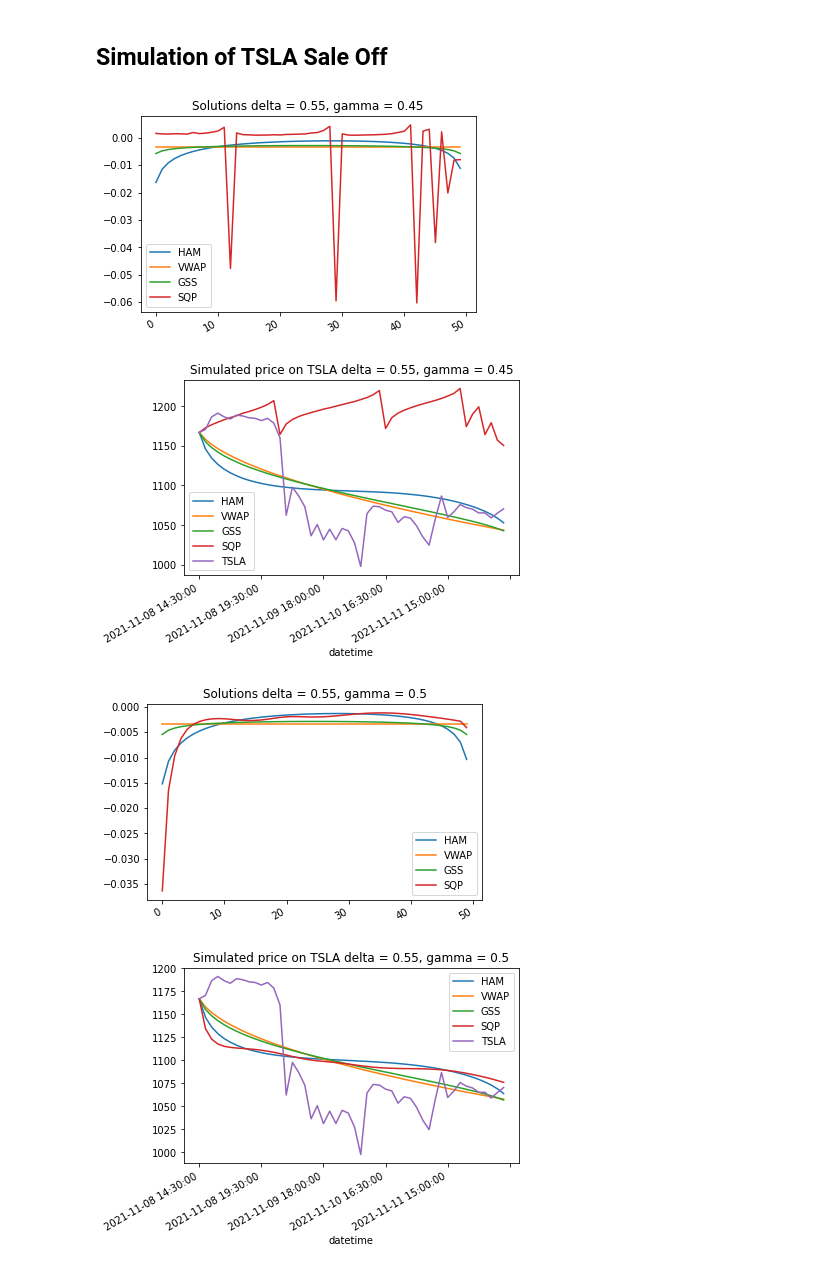
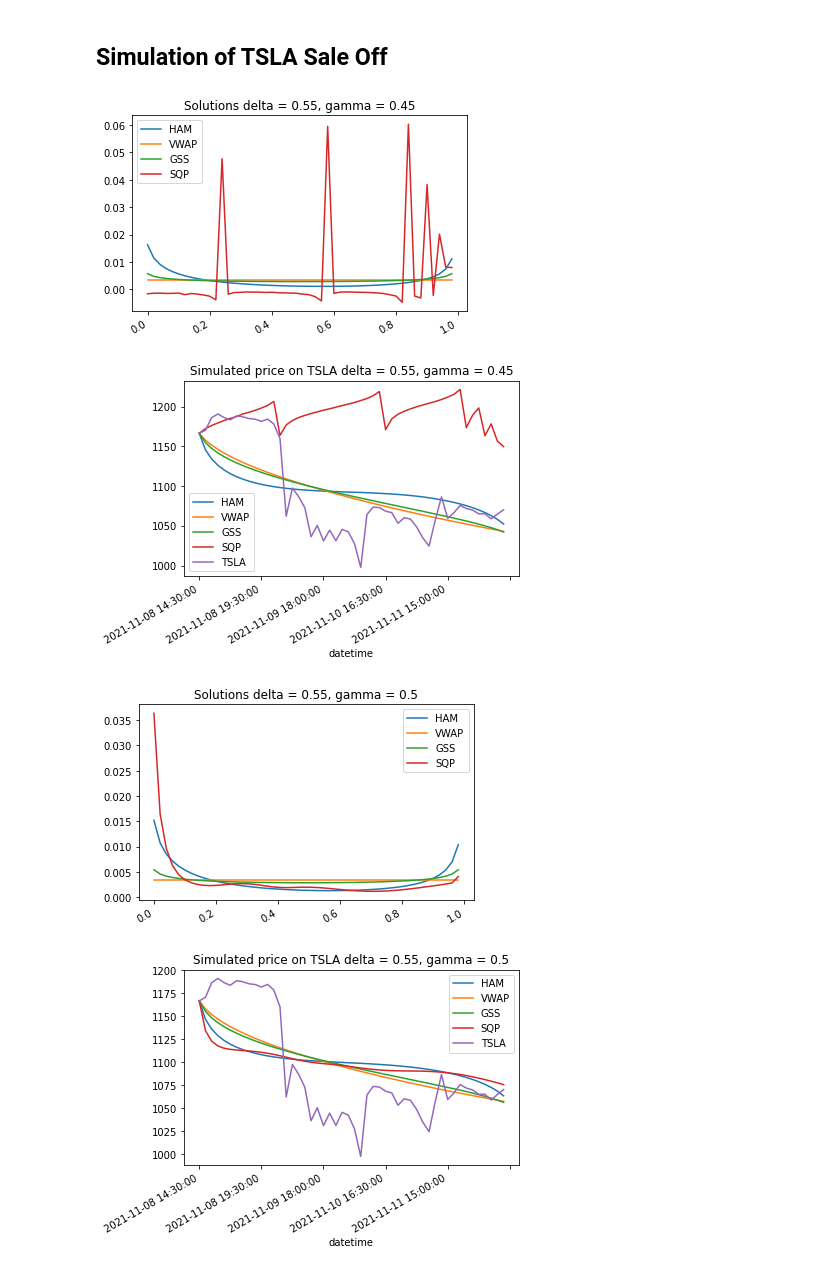
Before and after one commit to WeixiSilhouetteZed/ham-optimal-execution, a Jupyter notebook: elon_tsla_dump.ipynb, the cells around one changed output. Drawn from its saved outputs; the diff is of its cells as text; code cells hidden in the pictures.

```diff
--- a/elon_tsla_dump.ipynb
+++ b/elon_tsla_dump.ipynb
@@ -55,10 +55,10 @@ for (delta_val, gamma_val) in ham_dict:
     sqp_solution = (-sqp_solution / sqp_solution.sum()) * X
     vwap_solution = np.repeat(-X / N, N)
     ## Compare solution shapes
-    pd.Series(ham_solution).plot(label = "HAM")
-    pd.Series(vwap_solution).plot(label = "VWAP")
-    pd.Series(gss_solution).plot(label = "GSS")
-    pd.Series(sqp_solution).plot(label = "SQP")
+    pd.Series(-ham_solution, np.arange(0, 1, 0.02)).plot(label = "HAM")
+    pd.Series(-vwap_solution, np.arange(0, 1, 0.02)).plot(label = "VWAP")
+    pd.Series(-gss_solution, np.arange(0, 1, 0.02)).plot(label = "GSS")
+    pd.Series(-sqp_solution, np.arange(0, 1, 0.02)).plot(label = "SQP")
     plt.gcf().autofmt_xdate()
     plt.legend()
     plt.title(f"Solutions delta = {round(delta_val,2)}, gamma = {round(gamma_val,2)}")
@@ -67,34 +67,34 @@ for (delta_val, gamma_val) in ham_dict:
     ## Simulation on TSLA
     tsla_select = tsla.iloc[::6]
     def get_simulated_price(delta, gamma, solution):
         simulated_price = [tsla_select.close.to_list()[0]]
         scale = 200
 
         for j in range(1, N):
             local_sum = 0
             for k in range(j):
                 local_sum += scale * impact_f(solution[k], delta) * decay_G(j - k, gamma) + wiener_process[k]
             simulated_price.append(local_sum + tsla_select.close.to_list()[0])
 
         simulated_price = np.array(simulated_price)
         return simulated_price
 
     vwap_simulated_price = get_simulated_price(delta_val, gamma_val, vwap_solution)
     gss_simulated_price = get_simulated_price(delta_val, gamma_val, gss_solution)
     ham_simulated_price = get_simulated_price(delta_val, gamma_val, ham_solution)
     sqp_simulated_price = get_simulated_price(delta_val, gamma_val, sqp_solution)
 
     pd.Series(ham_simulated_price).plot(label = "HAM")
     pd.Series(vwap_simulated_price).plot(label = "VWAP")
     pd.Series(gss_simulated_price).plot(label = "GSS")
     pd.Series(sqp_simulated_price).plot(label = "SQP")
     tsla_sample.close.plot(label = "TSLA")
     plt.gcf().autofmt_xdate()
     plt.legend()
     plt.title(f"Simulated price on TSLA delta = {round(delta_val,2)}, gamma = {round(gamma_val,2)}")
     plt.show()
 # %% [output]
-[figure, old version]
+[figure, new version]
 [figure]
-[figure, old version]
+[figure, new version]
 [figure]
```
Also changed, not shown: parts of 1 cell of this notebook, 4 other files.
